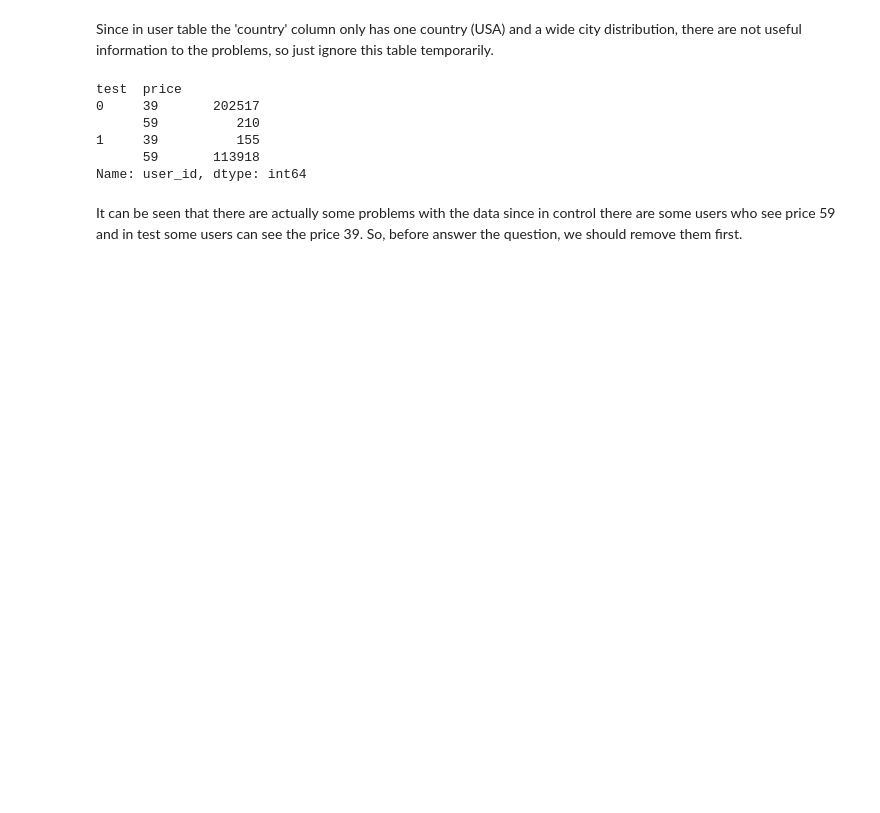
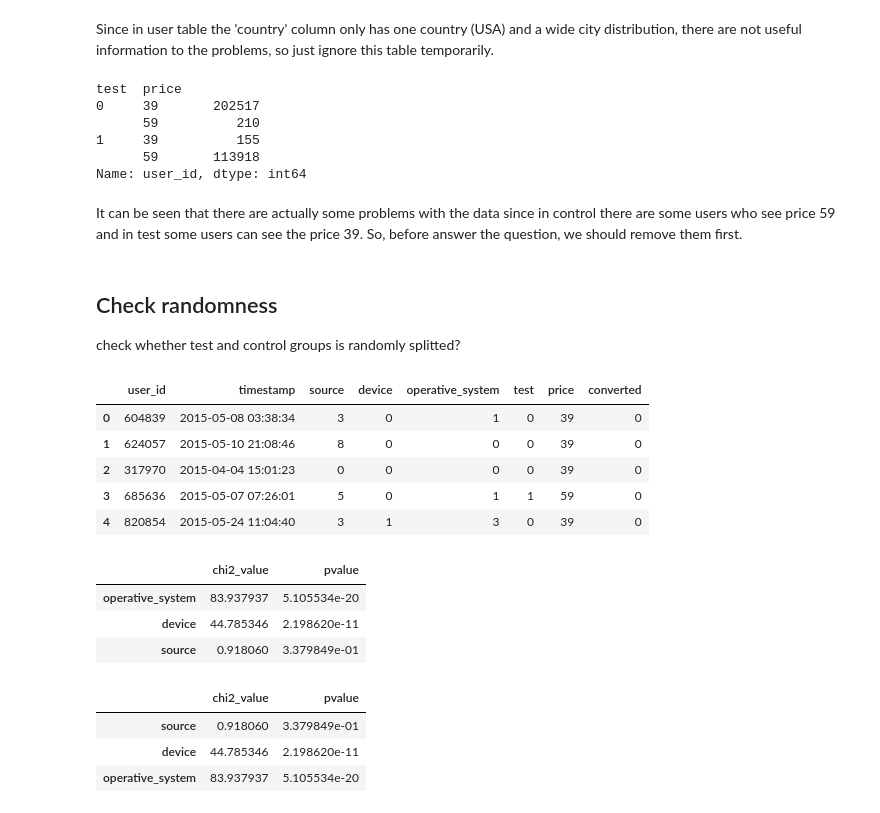
Before and after one commit to Aliciaworld/DS-TakeHomeChallenges, a Jupyter notebook: 06. Pricing Test.ipynb, the cells around one changed output. Drawn from its saved outputs; the diff is of its cells as text; code cells hidden in the pictures; blank space fills up the shorter version.

```diff
--- a/06. Pricing Test.ipynb
+++ b/06. Pricing Test.ipynb
@@ -107,3 +105,38 @@ It can be seen that there are actually some problems with the data since in cont
 # %%
 # remove the unvalid data
 test = test[((test['test'] ==0) & (test['price'] == 39)) | ((test['test'] == 1) & (test['price'] == 59))]
+# %% [markdown]
+<a id='checkrandomness'></a>
+## Check randomness
+check whether test and control groups is randomly splitted?
+# %%
+X = test.copy()
+X['source']=LabelEncoder().fit_transform(X['source'])
+X['device']=LabelEncoder().fit_transform(X['device'])
+X['operative_system']=LabelEncoder().fit_transform(X['operative_system'])
+X.head()
+# %% [output]
+|  | user_id | timestamp | source | device | operative_system | test | price | converted |
+| 0 | 604839 | 2015-05-08 03:38:34 | 3 | 0 | 1 | 0 | 39 | 0 |
+| 1 | 624057 | 2015-05-10 21:08:46 | 8 | 0 | 0 | 0 | 39 | 0 |
+| 2 | 317970 | 2015-04-04 15:01:23 | 0 | 0 | 0 | 0 | 39 | 0 |
+| 3 | 685636 | 2015-05-07 07:26:01 | 5 | 0 | 1 | 1 | 59 | 0 |
+| 4 | 820854 | 2015-05-24 11:04:40 | 3 | 1 | 3 | 0 | 39 | 0 |
+# %%
+columns = ['source','device','operative_system']
+ch2values,pvalues = chi2(X[columns],X["test"])
+pd.DataFrame({'chi2_value':ch2values,'pvalue':pvalues},index = columns).sort_values(by='pvalue')
+# %% [output]
+|  | chi2_value | pvalue |
+| operative_system | 83.937937 | 5.105534e-20 |
+| device | 44.785346 | 2.198620e-11 |
+| source | 0.918060 | 3.379849e-01 |
+# %%
+columns = ['source','device','operative_system']
+chi2values,pvalues = chi2(X[columns],X['test'])
+pd.DataFrame({'chi2_value':chi2values,'pvalue':pvalues},index = columns)
+# %% [output]
+|  | chi2_value | pvalue |
+| source | 0.918060 | 3.379849e-01 |
+| device | 44.785346 | 2.198620e-11 |
+| operative_system | 83.937937 | 5.105534e-20 |
```
Also changed, not shown: parts of 29 cells of this notebook.
